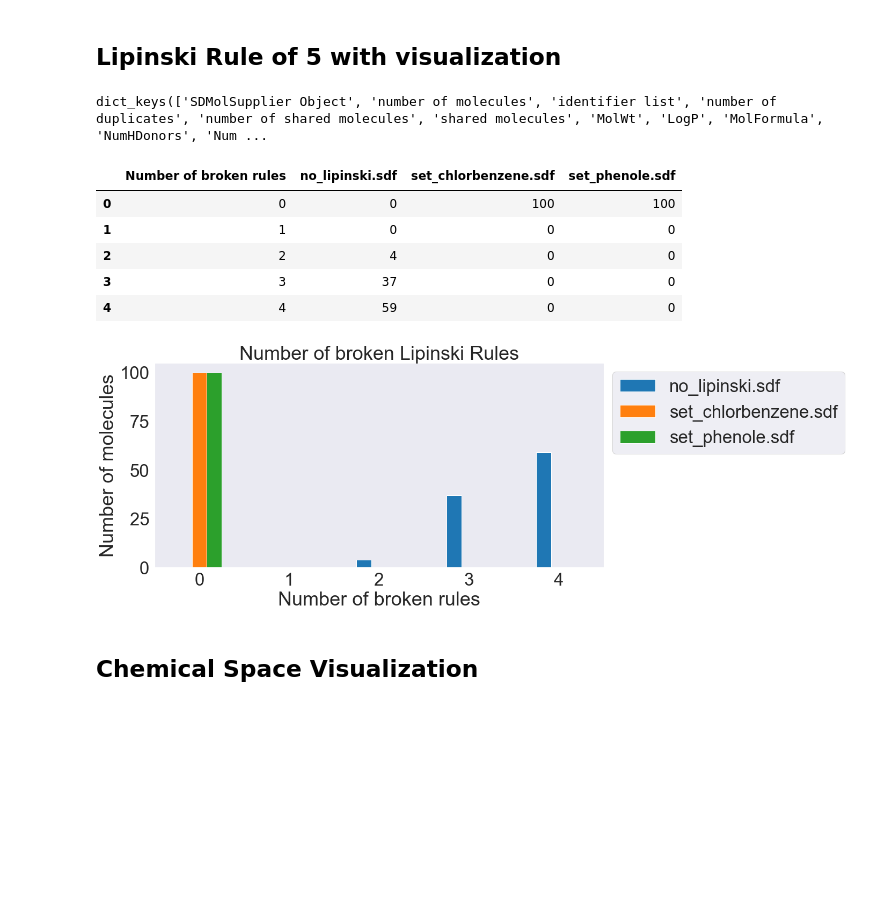
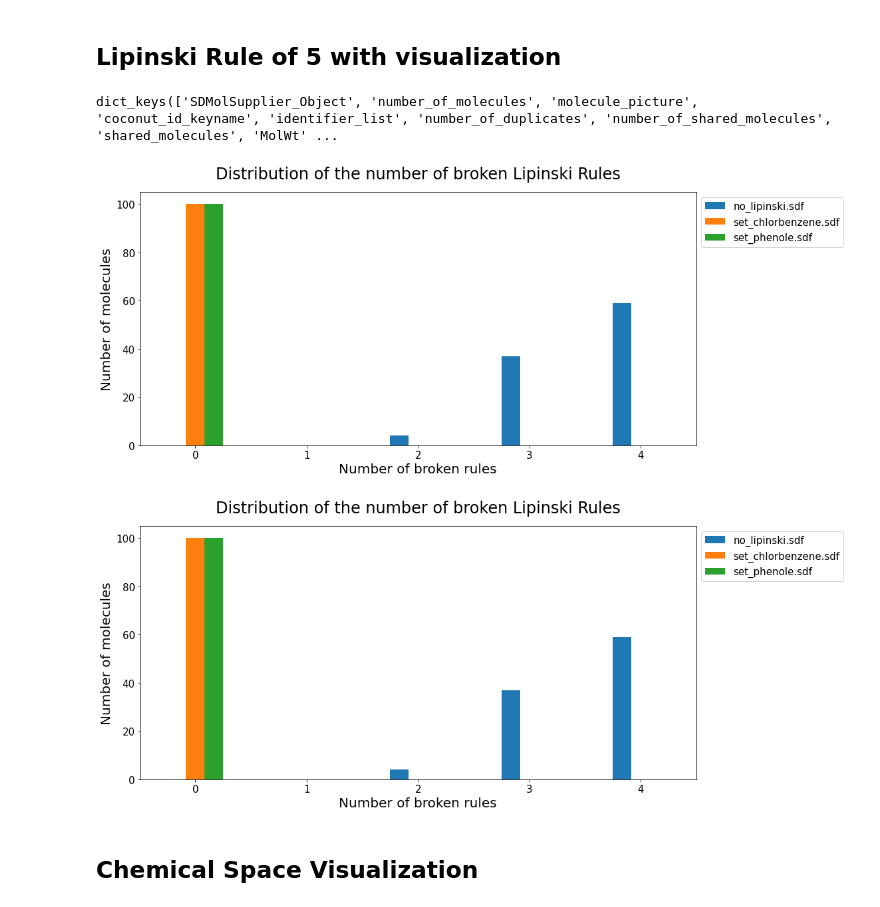
Before and after one commit to Steinbeck-Lab/ChemIcal-DatasEt-comparatoR, a Jupyter notebook: Praktikum_V3.ipynb, the cells around one changed output. Cells and saved outputs as stored; diff of their text form; code cells hidden in the pictures; blank space fills up the shorter version.

```diff
--- a/Praktikum_V3.ipynb
+++ b/Praktikum_V3.ipynb
@@ -82,3 +74,14 @@ lipinski_summary_keyname = "Lipinski Rule of 5 summary"
+# %%
+import_keyname = "SDMolSupplier_Object"
+dataset_lenght_keyname = "number_of_molecules"
+identifier_keyname = "identifier_list"
+duplicates_keyname = "number_of_duplicates"
+shared_mols_keyname = "number_of_shared_molecules"
+shared_mols_id_keyname = "shared_molecules"
+lipinski_list_keyname = "number_of_broken_Lipinski_Rules"
+lipinski_summary_keyname = "Lipinski_Rule_of_5_summary"
+mol_grid_keyname = "molecule_picture"
+database_id_keyname = "coconut_id_keyname"
 # %% [markdown]
 ## Data Import
 # %%
@@ -91,7 +94,7 @@ def import_as_data_dict(path_to_data: str) -> dict:
         path_to_data (str): Path to the directory where the SDFiles are stored.
 
     Returns:
-        dict{dict}: Dictionary of dictionaries for every dataset.
+        all_dicts (dict): Dictionary of dictionaries for every dataset with the SDMolSupplier Objects.
     """
     all_dicts = {}
     data_dir = os.path.normpath(str(path_to_data))
@@ -104,4 +107,5 @@ def import_as_data_dict(path_to_data: str) -> dict:
 
 testdict = import_as_data_dict('data2')
 testdict.keys()
+testdict['set_phenole.sdf'].keys()
 # %% [output]
@@ -542,7 +716,6 @@ def get_lipinski_key (all_dicts : dict) -> dict :
     This function returns the updated dictionaries in the given dictionary with the list of the number of broken
     Lipinski Rules (lipinski_list_keyname) using the test_for_lipinski function and a summary for the broken rules
     (lipinski_summary_keyname).
-
 
     Args:
         all_dicts (dict): Dictionary of dictionaries with import_keyname (Value is a SDMolSupplier Object).
@@ -564,45 +737,54 @@ def get_lipinski_key (all_dicts : dict) -> dict :
 get_lipinski_key(testdict)
 testdict['set_phenole.sdf'].keys()
 # %% [output]
-dict_keys(['SDMolSupplier Object', 'number of molecules', 'identifier list', 'number of duplicates', 'number of shared molecules', 'shared molecules', 'MolWt', 'LogP', 'MolFormula', 'NumHDonors', 'Num ...
+dict_keys(['SDMolSupplier_Object', 'number_of_molecules', 'molecule_picture', 'coconut_id_keyname', 'identifier_list', 'number_of_duplicates', 'number_of_shared_molecules', 'shared_molecules', 'MolWt' ...
 # %%
-def lipinski_plot(all_dicts : dict):
+def lipinski_plot(all_dicts : dict,
+                  data_type: str = 'pdf',
+                  save_dataframe: bool = True):
     """
     This function returns a Pandas DataFrame Object and the corresponding Bar-Plot for the number of
     molecules in every Dataset breaking 0 to 4 Lipinski Rules using the 'lipinski_summary' key in the
-    given dictionaries.
+    given dictionaries. The plot is saved in an output folder (data type can be chosen) and the
+    dataframe can also be exported as csv.
 
     args:
-        all_dicts (dict): Dictionary of dictionaries with lipinski_summary_keyname (value is a dictionary).
+        all_dicts (dict): Dictionary of dictionaries with lipinski_summary_keyname.
+        data_type (str): Data type for the exported image (default: png).
+        save_dataframe (bool): Export dataframe as csv or not (default: True).
 
     returns:
-        pd.DataFrame: 'lipinski_summary' as a Pandas Dataframe Object
-        Bar-Plot
+        fig (mathplotlib.figure): Plot
     """
     lipinski_df_dict = {"Number of broken rules": [0,1,2,3,4]}
     for single_dict in all_dicts:
         header = single_dict
         lipinski_df_dict.update({header : list(all_dicts[single_dict][lipinski_summary_keyname].values())})
     lipinski_df = pd.DataFrame(lipinski_df_dict)
-    lipinski_df.plot(x = "Number of broken rules",
+    if not os.path.exists('output'):
+            os.makedirs('output')
+    if save_dataframe == True:
+        lipinski_df.to_csv('output/table_lipinski_rules.csv')
+    lipinski_plot = lipinski_df.plot(x = "Number of broken rules",
                      kind='bar',
                      stacked=False,
-                     title='Number of broken Lipinski Rules',
-                     ylabel ='Number of molecules',
                      rot = 0,
-                     figsize = (15,7))
-    plt.legend(bbox_to_anchor=(1,1), loc="upper left")
-    return lipinski_df
+                     figsize = (15,7),
+                     fontsize = 15)
+    lipinski_plot.legend(bbox_to_anchor=(1,1), loc="upper left", fontsize=15)
+    lipinski_plot.set_ylabel('Number of molecules',fontsize=20)
+    lipinski_plot.set_xlabel( 'Number of broken rules' ,fontsize=20)
+    lipinski_plot.set_title('Distribution of the number of broken Lipinski Rules', pad=20, fontsize=24)
+    fig = lipinski_plot.figure
+    fig.savefig("output/lipinski_rules_plot.%s" % (data_type),
+                bbox_inches='tight',
+                transparent = True)
+    return fig
 
 lipinski_plot(testdict)
 # %% [output]
-|  | Number of broken rules | no_lipinski.sdf | set_chlorbenzene.sdf | set_phenole.sdf |
-| 0 | 0 | 0 | 100 | 100 |
-| 1 | 1 | 0 | 0 | 0 |
-| 2 | 2 | 4 | 0 | 0 |
-| 3 | 3 | 37 | 0 | 0 |
-| 4 | 4 | 59 | 0 | 0 |
-[figure, old version]
+[figure, new version]
+[figure, added]
 # %% [markdown]
 ## Chemical Space Visualization
 # %%
```
Also changed, not shown: parts of 25 cells of this notebook.
